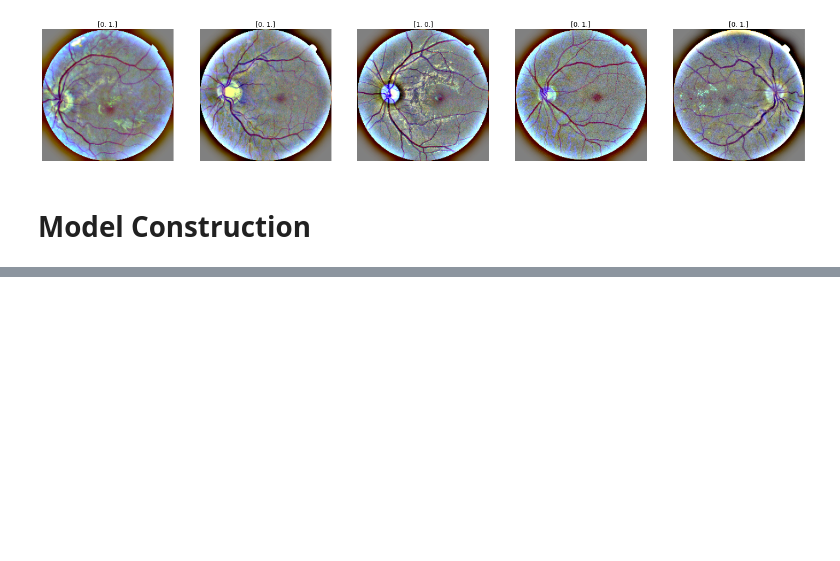
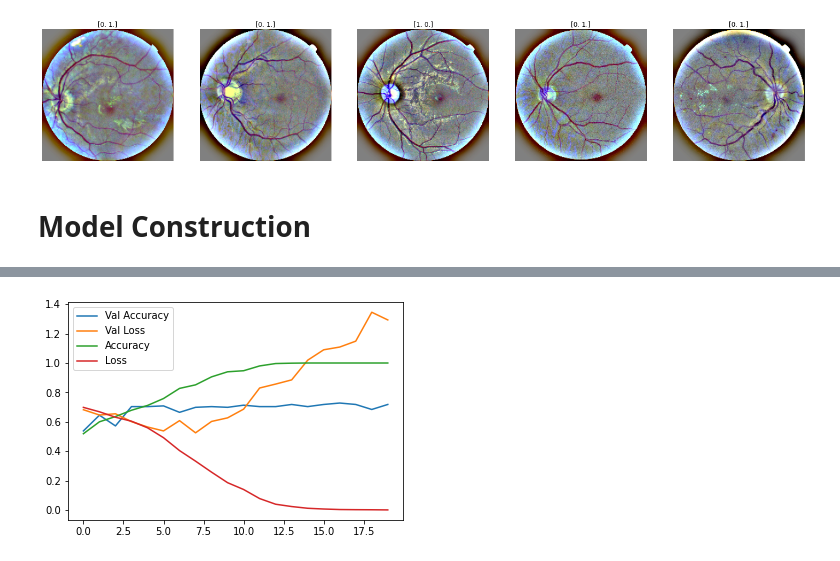
Before and after one commit to memanuel0109/Retina_Image_Diagnostics, a Jupyter notebook: notebooks/5_MESSIDOR_filteredCNN.ipynb, the cells around one changed output, grey strips where cells are left out. Saved outputs shown, nothing was run; the diff lists cells and outputs as text; code cells hidden in the pictures; blank space fills up the shorter version.

```diff
--- a/notebooks/5_MESSIDOR_filteredCNN.ipynb
+++ b/notebooks/5_MESSIDOR_filteredCNN.ipynb
@@ -239,0 +224,11 @@ cf_matrix = confusion_matrix(y_true=test_batches.classes, y_pred=np.argmax(predi
+# %%
+cnn2 = Sequential()
+cnn2.add(Conv2D(32, kernel_size=(3,3),input_shape=(224,224,3), padding='same', activation='relu'))
+cnn2.add(MaxPooling2D())
+cnn2.add(Conv2D(32, kernel_size=(3,3),padding='same', activation='relu'))
+cnn2.add(MaxPooling2D())
+cnn2.add(Flatten())
+cnn2.add(Dense(64,activation='relu'))
+cnn2.add(Dense(num_classes,activation='softmax'))
+cnn2.compile(optimizer='adam',loss='categorical_crossentropy',metrics='accuracy')
+print(cnn2.summary())
@@ -239,0 +253,7 @@ cf_matrix = confusion_matrix(y_true=test_batches.classes, y_pred=np.argmax(predi
+# %%
+history2 = cnn2.fit(train,
+                    train_labels,
+                    shuffle=True,
+                    epochs=20,
+                    verbose=1,
+                    validation_data=(val,val_labels))
@@ -239,0 +278,9 @@ cf_matrix = confusion_matrix(y_true=test_batches.classes, y_pred=np.argmax(predi
+# %%
+plt.plot(history2.history['val_accuracy'])
+plt.plot(history2.history['val_loss'])
+plt.plot(history2.history['accuracy'])
+plt.plot(history2.history['loss'])
+plt.legend(['Val Accuracy', 'Val Loss', 'Accuracy', 'Loss'])
+plt.show()
+# %% [output]
+[figure, added]
```
Also changed, not shown: parts of 73 cells of this notebook, 1 other file.
